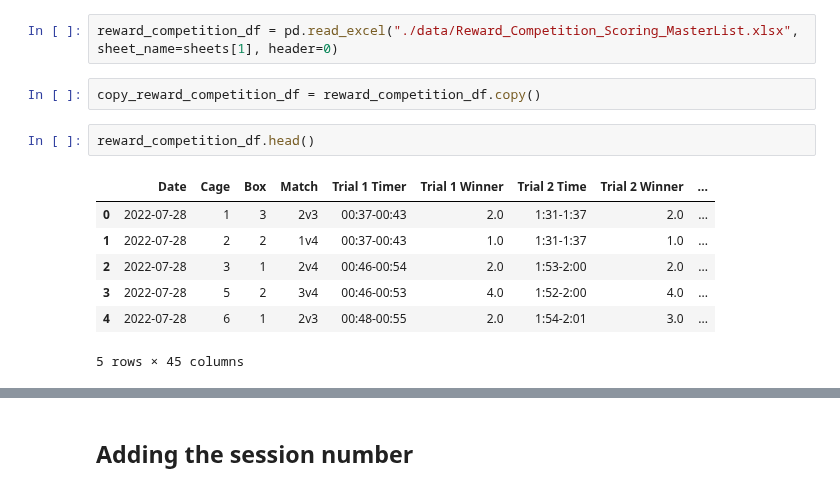
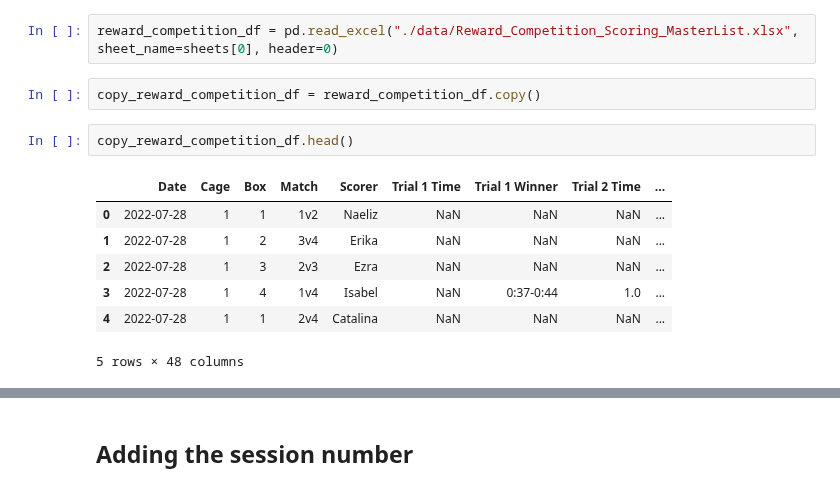
Before and after one commit to padillacoreanolab/behavioral_dataframe_processing, a Jupyter notebook: results/2022_07_25_elo_score_pilot/reward_competition_processing.ipynb, the cells around one changed output, grey strips where cells are left out. Saved outputs shown, nothing was run; the diff lists cells and outputs as text.

Commit message:
nb: with new reward comp

```diff
--- a/results/2022_07_25_elo_score_pilot/reward_competition_processing.ipynb
+++ b/results/2022_07_25_elo_score_pilot/reward_competition_processing.ipynb
@@ -48,16 +48,16 @@ sheets
  'Erika',
  'Naeliz']
 # %%
-reward_competition_df = pd.read_excel("./data/Reward_Competition_Scoring_MasterList.xlsx", sheet_name=sheets[1], header=0)
+reward_competition_df = pd.read_excel("./data/Reward_Competition_Scoring_MasterList.xlsx", sheet_name=sheets[0], header=0)
 # %%
 copy_reward_competition_df = reward_competition_df.copy()
 # %%
-reward_competition_df.head()
+copy_reward_competition_df.head()
 # %% [output]
-|  | Date | Cage | Box | Match | Trial 1 Timer | Trial 1 Winner | Trial 2 Time | Trial 2 Winner | ... |
-| 0 | 2022-07-28 | 1 | 3 | 2v3 | 00:37-00:43 | 2.0 | 1:31-1:37 | 2.0 | ... |
-| 1 | 2022-07-28 | 2 | 2 | 1v4 | 00:37-00:43 | 1.0 | 1:31-1:37 | 1.0 | ... |
-| 2 | 2022-07-28 | 3 | 1 | 2v4 | 00:46-00:54 | 2.0 | 1:53-2:00 | 2.0 | ... |
-| 3 | 2022-07-28 | 5 | 2 | 3v4 | 00:46-00:53 | 4.0 | 1:52-2:00 | 4.0 | ... |
-| 4 | 2022-07-28 | 6 | 1 | 2v3 | 00:48-00:55 | 2.0 | 1:54-2:01 | 3.0 | ... |
+|  | Date | Cage | Box | Match | Scorer | Trial 1 Time | Trial 1 Winner | Trial 2 Time | ... |
+| 0 | 2022-07-28 | 1 | 1 | 1v2 | Naeliz | NaN | NaN | NaN | ... |
+| 1 | 2022-07-28 | 1 | 2 | 3v4 | Erika | NaN | NaN | NaN | ... |
+| 2 | 2022-07-28 | 1 | 3 | 2v3 | Ezra | NaN | NaN | NaN | ... |
+| 3 | 2022-07-28 | 1 | 4 | 1v4 | Isabel | NaN | 0:37-0:44 | 1.0 | ... |
+| 4 | 2022-07-28 | 1 | 1 | 2v4 | Catalina | NaN | NaN | NaN | ... |
-5 rows × 45 columns
+5 rows × 48 columns
```
Also changed, not shown: parts of 43 cells of this notebook.
